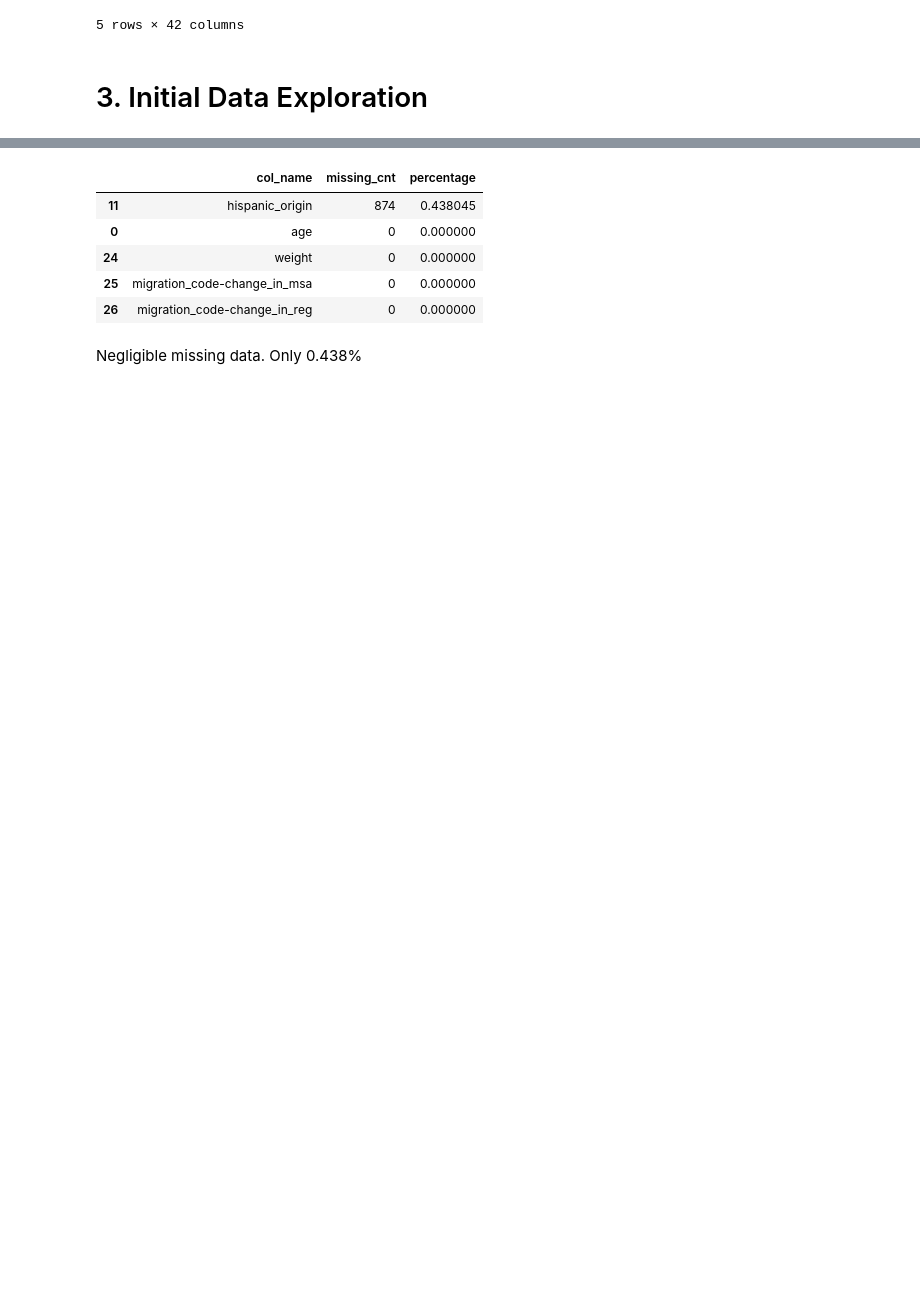
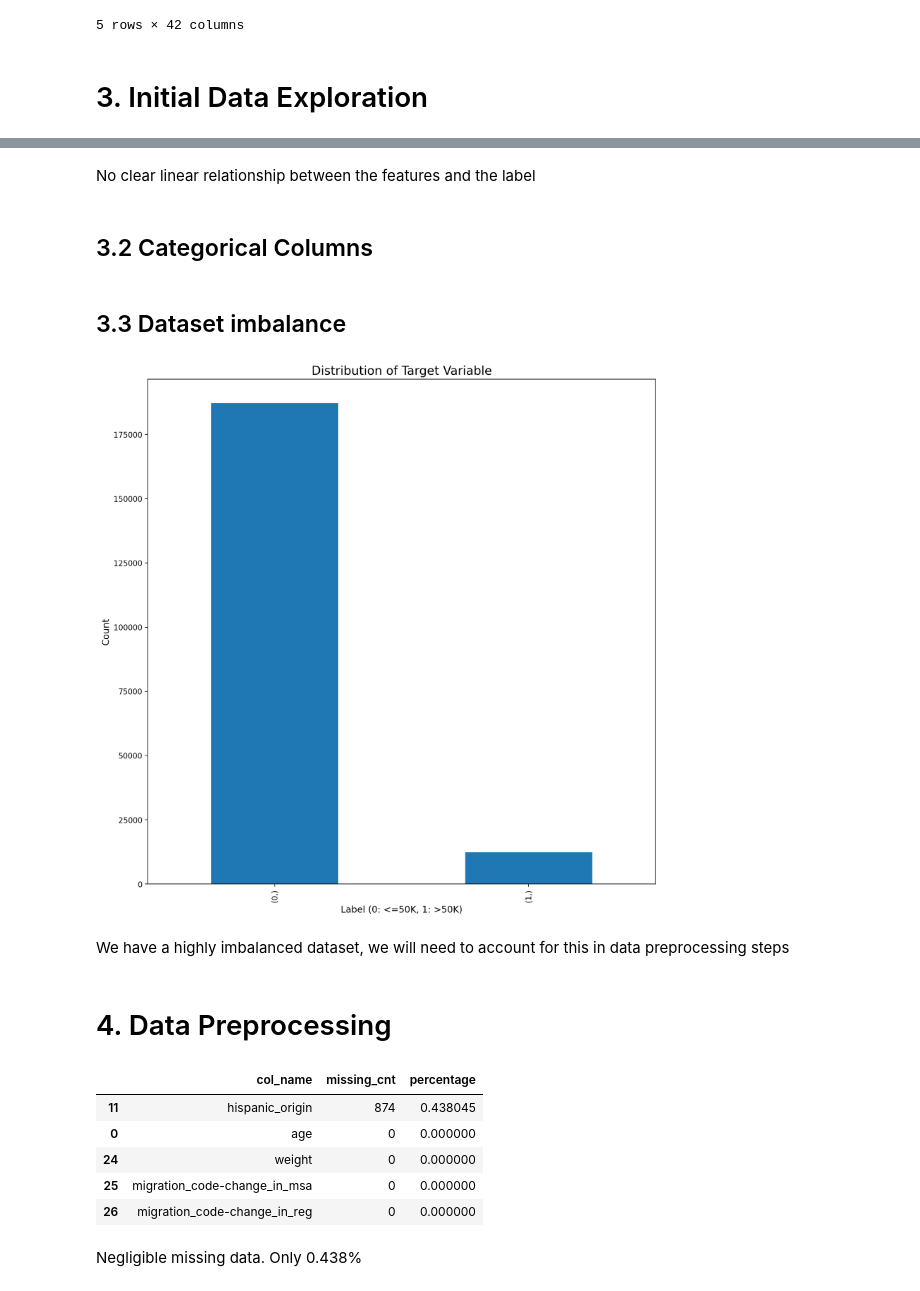
Before and after one commit to Abhimanyu210100/Retail_Marketing_Take_Home_Project, a Jupyter notebook: classification_model.ipynb, the cells around one changed output, grey strips where cells are left out. Cells and saved outputs as stored; diff of their text form; code cells hidden in the pictures; blank space fills up the shorter version.

```diff
--- a/classification_model.ipynb
+++ b/classification_model.ipynb
@@ -60,0 +126,4 @@ dtype: int64
+# %% [markdown]
+No clear linear relationship between the features and the label
+# %% [markdown]
+## 3.2 Categorical Columns
@@ -60,0 +143,14 @@ dtype: int64
+# %% [markdown]
+## 3.3 Dataset imbalance
+# %%
+y.value_counts().plot(kind='bar')
+plt.title('Distribution of Target Variable',size = 16)
+plt.xlabel('Label (0: <=50K, 1: >50K)',size = 12)
+plt.ylabel('Count',size = 12)
+plt.show()
+# %% [output]
+[figure, added]
+# %% [markdown]
+We have a highly imbalanced dataset, we will need to account for this in data preprocessing steps
+# %% [markdown]
+# 4. Data Preprocessing
```
Also changed, not shown: parts of 31 cells of this notebook.
